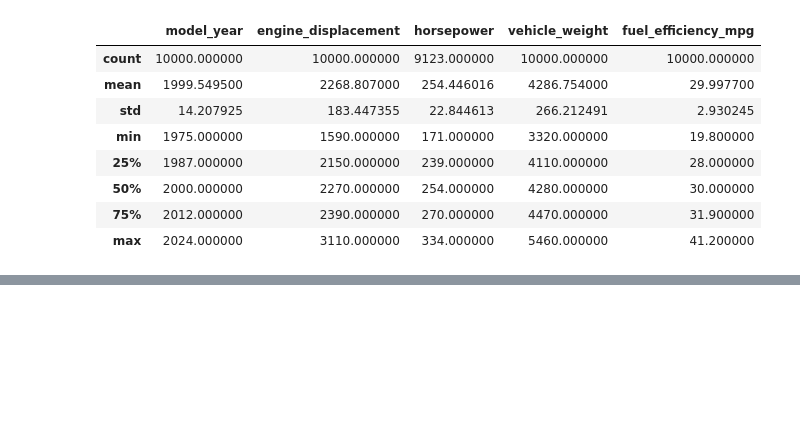
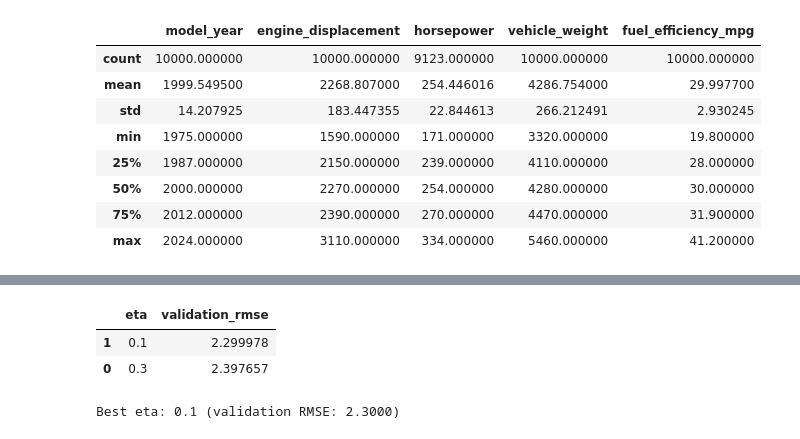
Before and after one commit to Ashfaqohi/Car_Price_Prediction_ML26-, a Jupyter notebook: notebook/01.ipynb, the cells around one changed output, grey strips where cells are left out. Saved outputs shown, nothing was run; the diff lists cells and outputs as text; code cells hidden in the pictures; blank space fills up the shorter version.

```diff
--- a/notebook/01.ipynb
+++ b/notebook/01.ipynb
@@ -369,0 +552,47 @@ np.float64(0.02433734949955211)
+# %%
+import xgboost as xgb
+
+# Build sparse DMatrix objects for training and validation.
+dtrain = xgb.DMatrix(X_zero_train_matrix, label=y_zero_train)
+dval = xgb.DMatrix(X_zero_val_matrix, label=y_zero_val)
+watchlist = [(dtrain, 'train'), (dval, 'validation')]
+
+base_xgb_params = {
+    'eta': 0.3,
+    'max_depth': 6,
+    'min_child_weight': 1,
+    'objective': 'reg:squarederror',
+    'nthread': 8,
+    'seed': 1,
+    'verbosity': 1,
+}
+
+# Compare eta=0.3 with eta=0.1, training each model for 100 rounds.
+eta_results = []
+xgb_models = {}
+
+for eta in [0.3, 0.1]:
+    xgb_params = {**base_xgb_params, 'eta': eta}
+    evals_result = {}
+    xgb_model = xgb.train(
+        params=xgb_params,
+        dtrain=dtrain,
+        num_boost_round=100,
+        evals=watchlist,
+        evals_result=evals_result,
+        verbose_eval=False,
+    )
+
+    validation_rmse = evals_result['validation']['rmse'][-1]
+    eta_results.append({'eta': eta, 'validation_rmse': validation_rmse})
+    xgb_models[eta] = xgb_model
+
+eta_results = pd.DataFrame(eta_results).sort_values('validation_rmse')
+display(eta_results)
+best_eta = float(eta_results.iloc[0]['eta'])
+print(f'Best eta: {best_eta} (validation RMSE: {eta_results.iloc[0]["validation_rmse"]:.4f})')
+# %% [output]
+|  | eta | validation_rmse |
+| 1 | 0.1 | 2.299978 |
+| 0 | 0.3 | 2.397657 |
+Best eta: 0.1 (validation RMSE: 2.3000)
```
Also changed, not shown: parts of 10 cells of this notebook.
